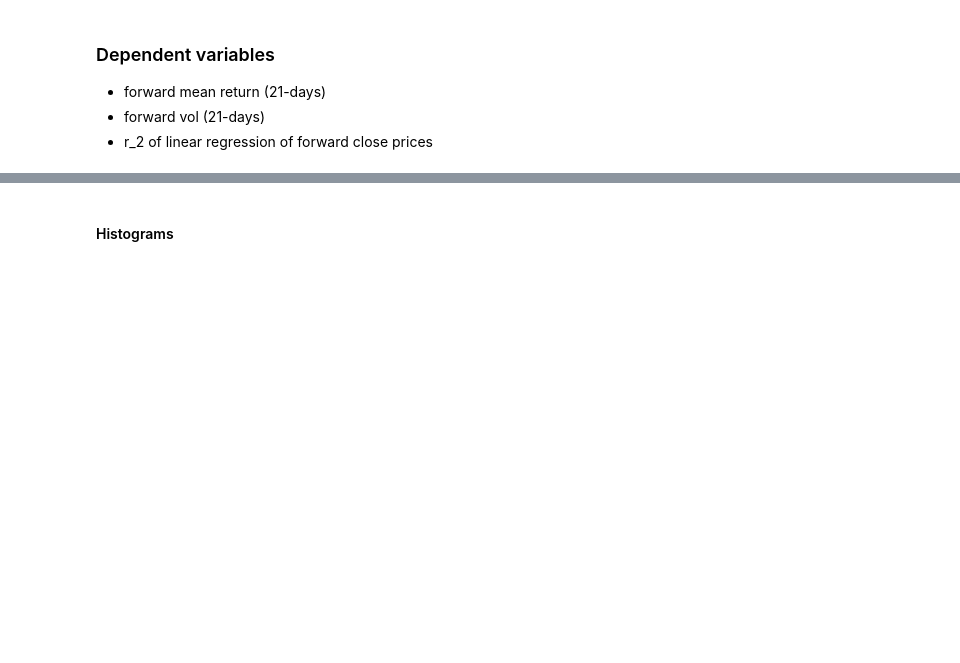
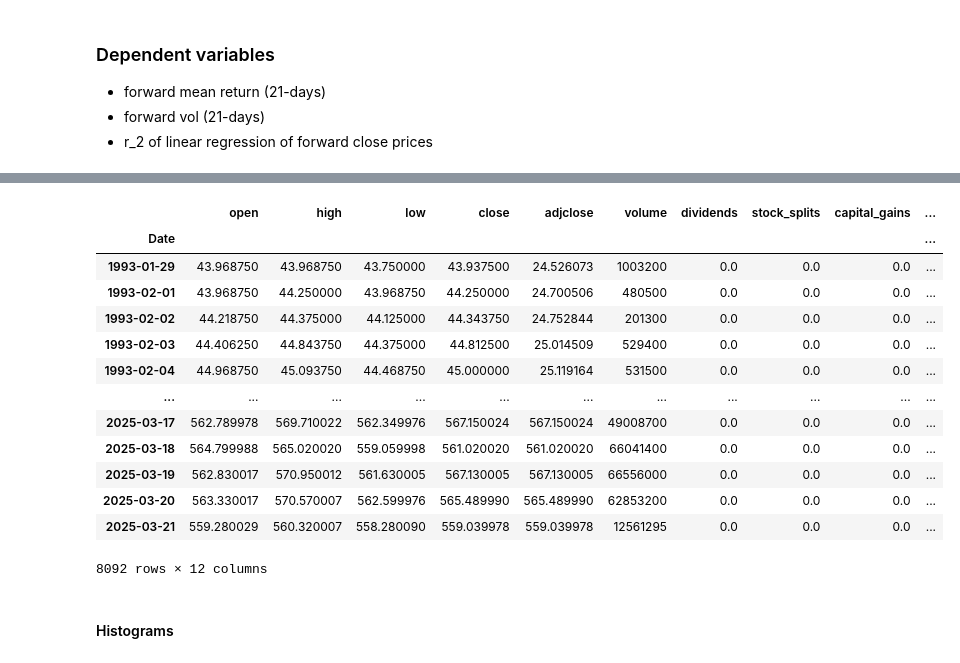
Before and after one commit to ag3nt3154/AlgoTester, a Jupyter notebook: study_spy_trend.ipynb, the cells around one changed output, grey strips where cells are left out. Cells and saved outputs as stored; diff of their text form; code cells hidden in the pictures; blank space fills up the shorter version.

```diff
--- a/study_spy_trend.ipynb
+++ b/study_spy_trend.ipynb
@@ -142,3 +56,60 @@ df_data
+# %%
+def calc_forward_returns(df, period=21):
+    """
+    Calculate forward returns given dataframe with close prices and period
+    """
+    df = df.copy()
+    df['temp_returns'] = df['close'].rolling(period).apply(lambda x: (x[-1] - x[0]) / x[0])
+    df['temp_forward_returns'] = df['temp_returns'].shift(-period)
+    return df['temp_forward_returns'].to_list()
+
+def calc_binary_forward_returns(df, period=21):
+    arr = calc_forward_returns(df, period)
+    output_arr = []
+    for i in arr:
+        if i >= 0:
+            output_arr.append(1)
+        elif i < 0:
+            output_arr.append(-1)
+        else:
+            output_arr.append(np.nan)
+    return output_arr
+
+
+def calc_forward_vol(df, period=21):
+    """
+    Calculate forward volatility given dataframe with close prices and period
+    """
+    df = df.copy()
+    df['temp_ret'] = df['close'].pct_change()
+    df['temp_vol'] = df['temp_ret'].rolling(period).apply(lambda x: np.std(x))
+    df['temp_vol'] = df['temp_vol'].shift(-period)
+    return df['temp_vol'].to_list()
+
+
+
+
+
+df_data = df_raw.copy()
+df_data['forward_returns'] = calc_forward_returns(df_data)
+df_data['forward_binary_returns'] = calc_binary_forward_returns(df_data)
+df_data['forward_vol'] = calc_forward_vol(df_data)
+df_data
+# %% [output]
+|  | open | high | low | close | adjclose | volume | dividends | stock_splits | capital_gains | ... |
+| Date |  |  |  |  |  |  |  |  |  | ... |
+| 1993-01-29 | 43.968750 | 43.968750 | 43.750000 | 43.937500 | 24.526073 | 1003200 | 0.0 | 0.0 | 0.0 | ... |
+| 1993-02-01 | 43.968750 | 44.250000 | 43.968750 | 44.250000 | 24.700506 | 480500 | 0.0 | 0.0 | 0.0 | ... |
+| 1993-02-02 | 44.218750 | 44.375000 | 44.125000 | 44.343750 | 24.752844 | 201300 | 0.0 | 0.0 | 0.0 | ... |
+| 1993-02-03 | 44.406250 | 44.843750 | 44.375000 | 44.812500 | 25.014509 | 529400 | 0.0 | 0.0 | 0.0 | ... |
+| 1993-02-04 | 44.968750 | 45.093750 | 44.468750 | 45.000000 | 25.119164 | 531500 | 0.0 | 0.0 | 0.0 | ... |
+| ... | ... | ... | ... | ... | ... | ... | ... | ... | ... | ... |
+| 2025-03-17 | 562.789978 | 569.710022 | 562.349976 | 567.150024 | 567.150024 | 49008700 | 0.0 | 0.0 | 0.0 | ... |
+| 2025-03-18 | 564.799988 | 565.020020 | 559.059998 | 561.020020 | 561.020020 | 66041400 | 0.0 | 0.0 | 0.0 | ... |
+| 2025-03-19 | 562.830017 | 570.950012 | 561.630005 | 567.130005 | 567.130005 | 66556000 | 0.0 | 0.0 | 0.0 | ... |
+| 2025-03-20 | 563.330017 | 570.570007 | 562.599976 | 565.489990 | 565.489990 | 62853200 | 0.0 | 0.0 | 0.0 | ... |
+| 2025-03-21 | 559.280029 | 560.320007 | 558.280090 | 559.039978 | 559.039978 | 12561295 | 0.0 | 0.0 | 0.0 | ... |
+8092 rows × 12 columns
 # %% [markdown]
 #### Histograms
 # %%
```
Also changed, not shown: parts of 20 cells of this notebook, 19 other files.
